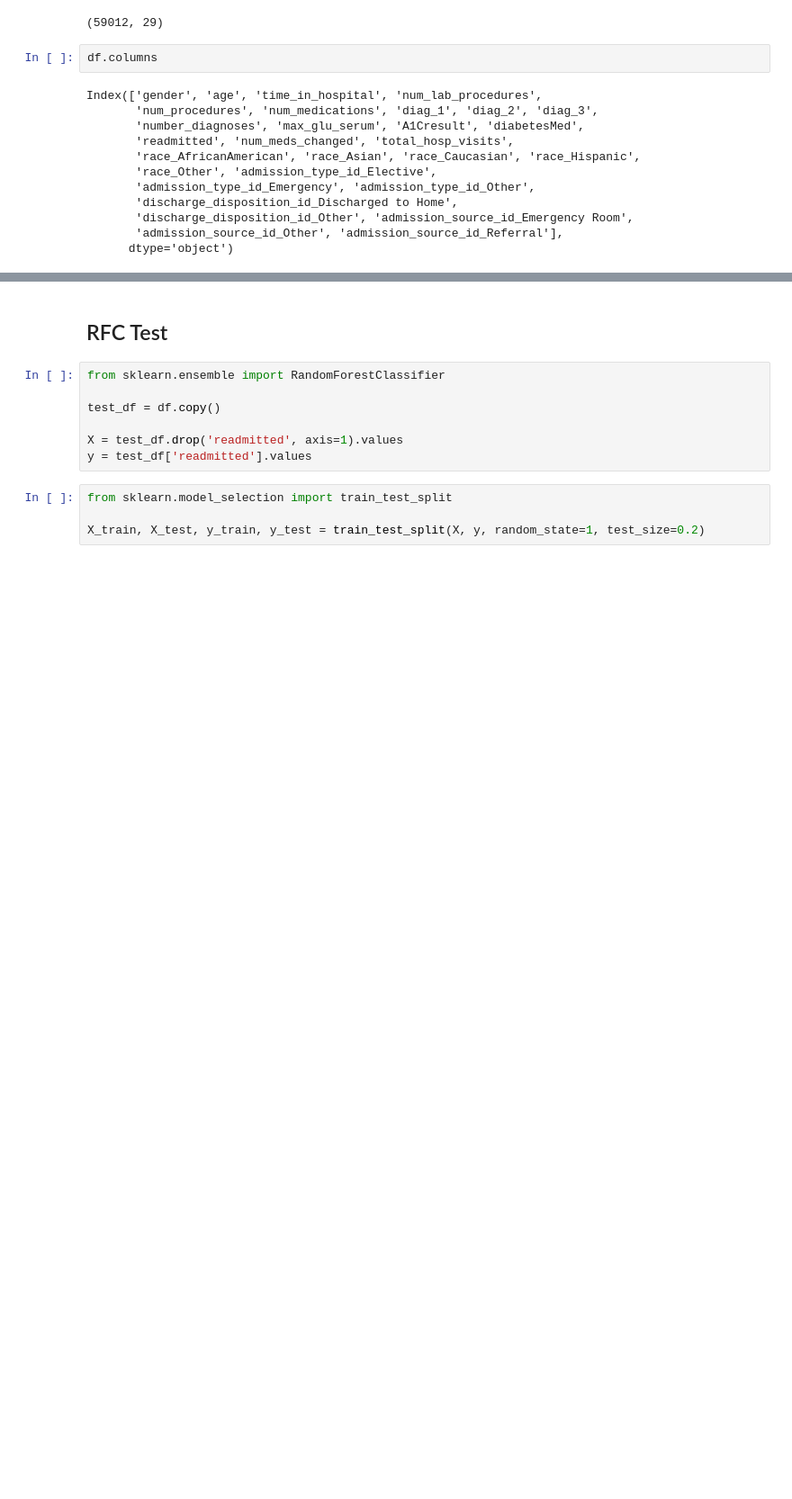
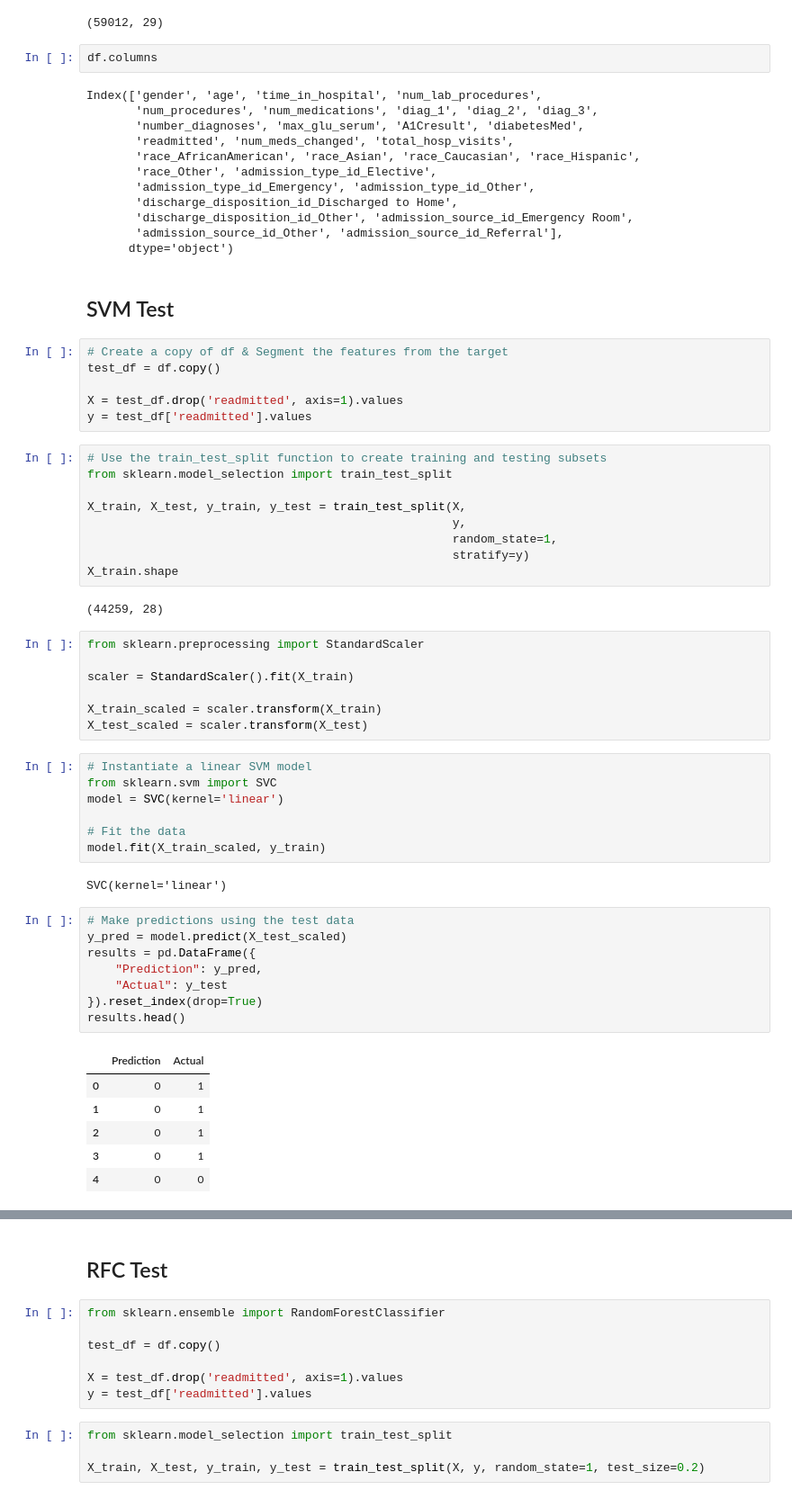
Before and after one commit to juberr/covid_vaccines_mobility, a Jupyter notebook: Feature Engineering.ipynb, the cells around one changed output, grey strips where cells are left out. Shown: that part at 90% size. Cells and saved outputs as stored; diff of their text form; blank space fills up the shorter version.

```diff
--- a/Feature Engineering.ipynb
+++ b/Feature Engineering.ipynb
@@ -383,3 +383,53 @@ Index(['gender', 'age', 'time_in_hospital', 'num_lab_procedures',
        'discharge_disposition_id_Other', 'admission_source_id_Emergency Room',
        'admission_source_id_Other', 'admission_source_id_Referral'],
       dtype='object')
+# %% [markdown]
+## SVM Test
+# %%
+# Create a copy of df & Segment the features from the target
+test_df = df.copy()
+
+X = test_df.drop('readmitted', axis=1).values
+y = test_df['readmitted'].values
+# %%
+# Use the train_test_split function to create training and testing subsets
+from sklearn.model_selection import train_test_split
+
+X_train, X_test, y_train, y_test = train_test_split(X,
+                                                    y,
+                                                    random_state=1,
+                                                    stratify=y)
+X_train.shape
+# %% [output]
+(44259, 28)
+# %%
+from sklearn.preprocessing import StandardScaler
+
+scaler = StandardScaler().fit(X_train)
+
+X_train_scaled = scaler.transform(X_train)
+X_test_scaled = scaler.transform(X_test)
+# %%
+# Instantiate a linear SVM model
+from sklearn.svm import SVC
+model = SVC(kernel='linear')
+
+# Fit the data
+model.fit(X_train_scaled, y_train)
+# %% [output]
+SVC(kernel='linear')
+# %%
+# Make predictions using the test data
+y_pred = model.predict(X_test_scaled)
+results = pd.DataFrame({
+    "Prediction": y_pred,
+    "Actual": y_test
+}).reset_index(drop=True)
+results.head()
+# %% [output]
+|  | Prediction | Actual |
+| 0 | 0 | 1 |
+| 1 | 0 | 1 |
+| 2 | 0 | 1 |
+| 3 | 0 | 1 |
+| 4 | 0 | 0 |
```
Also changed, not shown: parts of 5 cells of this notebook.
